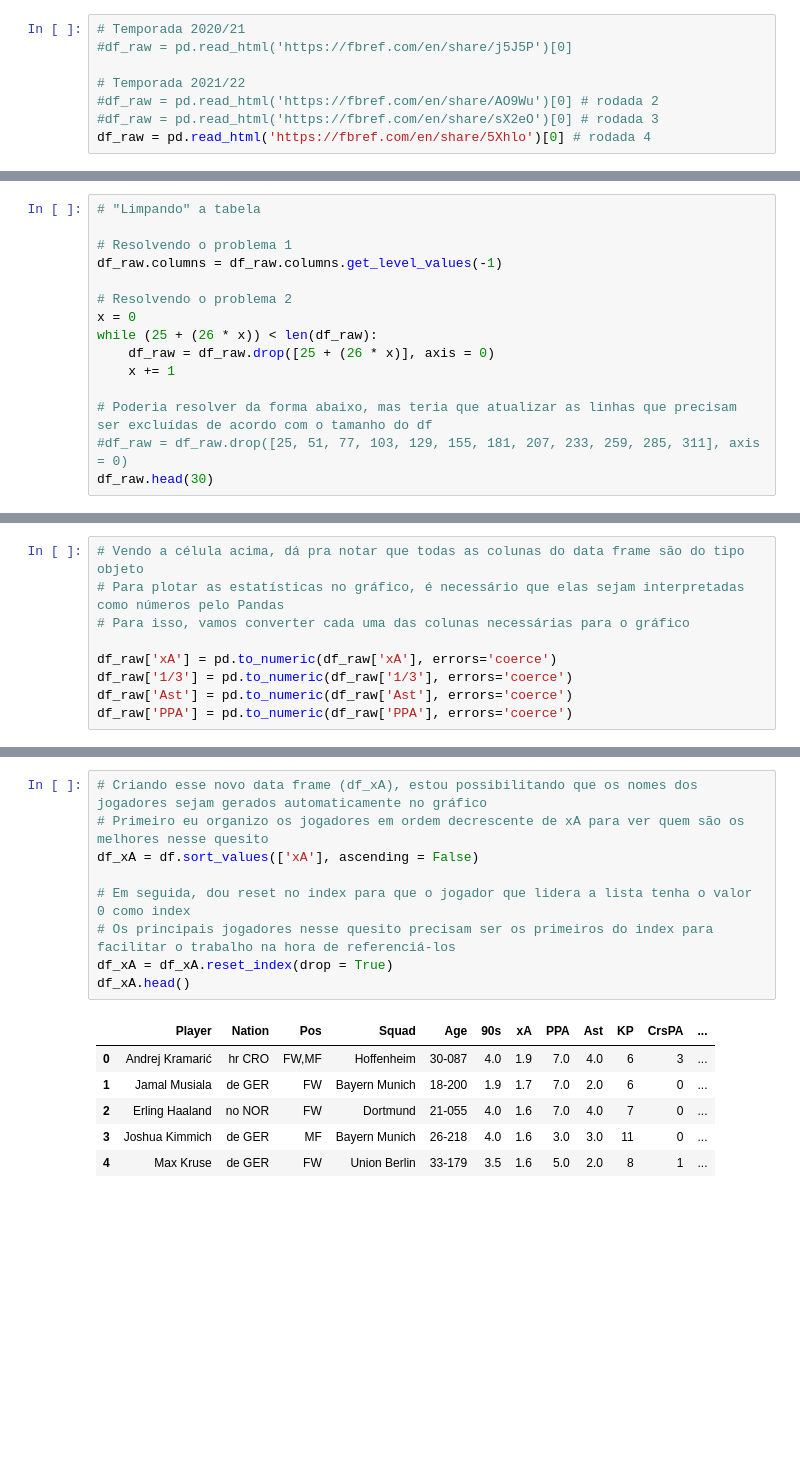
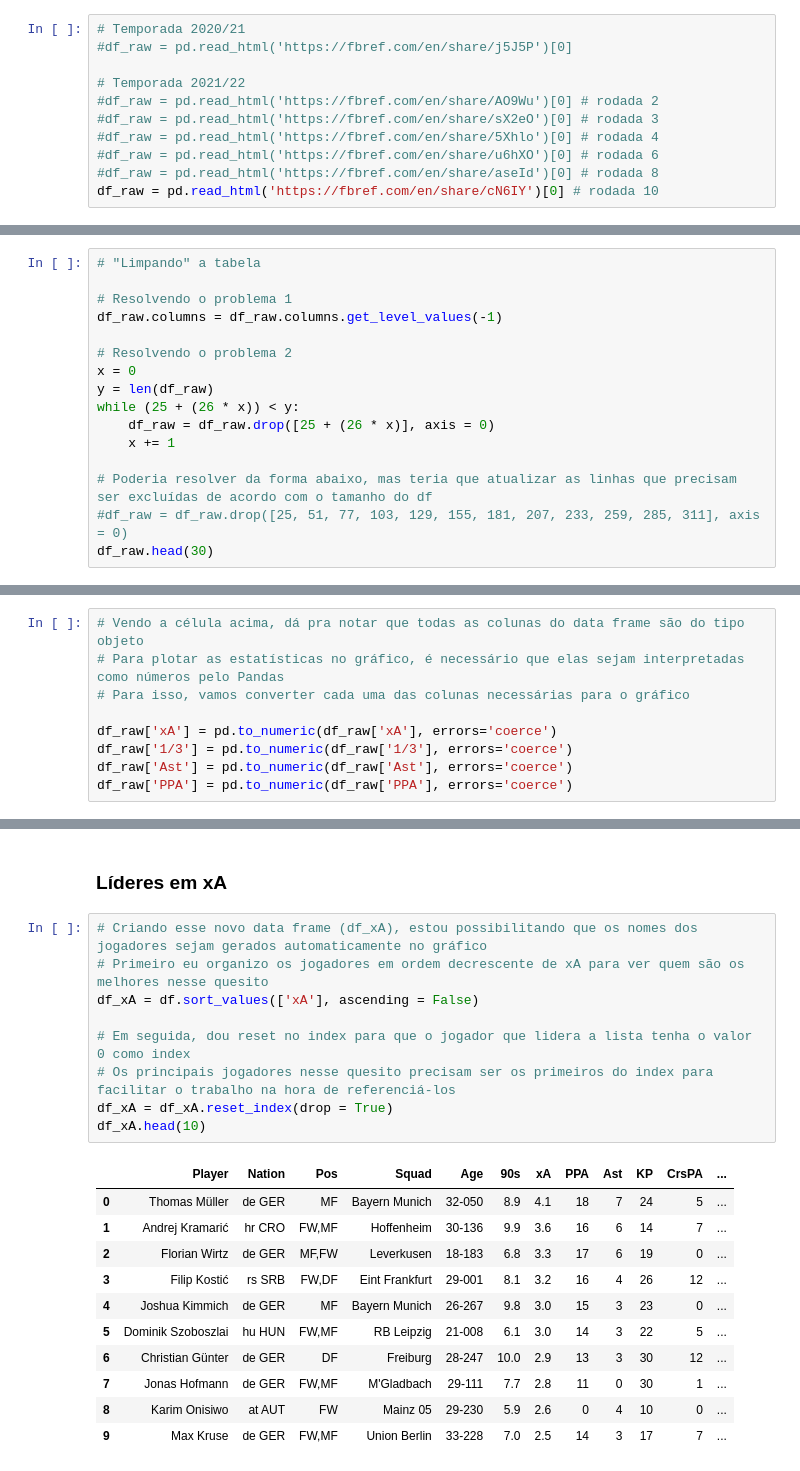
Before and after one commit to guilhermefrrr/portfolio, a Jupyter notebook: scatter plot.ipynb, the cells around one changed output, grey strips where cells are left out. Saved outputs shown, nothing was run; the diff lists cells and outputs as text; blank space fills up the shorter version.

```diff
--- a/scatter plot.ipynb
+++ b/scatter plot.ipynb
@@ -13,7 +13,10 @@ pd.options.display.max_columns = 50
 # Temporada 2021/22
 #df_raw = pd.read_html('https://fbref.com/en/share/AO9Wu')[0] # rodada 2
 #df_raw = pd.read_html('https://fbref.com/en/share/sX2eO')[0] # rodada 3
-df_raw = pd.read_html('https://fbref.com/en/share/5Xhlo')[0] # rodada 4
+#df_raw = pd.read_html('https://fbref.com/en/share/5Xhlo')[0] # rodada 4
+#df_raw = pd.read_html('https://fbref.com/en/share/u6hXO')[0] # rodada 6
+#df_raw = pd.read_html('https://fbref.com/en/share/aseId')[0] # rodada 8
+df_raw = pd.read_html('https://fbref.com/en/share/cN6IY')[0] # rodada 10
 # %%
 # As tabelas do FBref em html vem com dois problemas que precisam ser resolvidos:
 # 1) O cabeçalho multidimensional, que dificulta a análise exploratória e a criação de visualizações
@@ -35,7 +38,8 @@ df_raw.columns = df_raw.columns.get_level_values(-1)
 
 # Resolvendo o problema 2
 x = 0
-while (25 + (26 * x)) < len(df_raw):
+y = len(df_raw)
+while (25 + (26 * x)) < y:
     df_raw = df_raw.drop([25 + (26 * x)], axis = 0)
     x += 1
 
@@ -111,16 +115,23 @@ df.head()
+# %% [markdown]
+### Líderes em xA
 # %%
 # Criando esse novo data frame (df_xA), estou possibilitando que os nomes dos jogadores sejam gerados automaticamente no gráfico
 # Primeiro eu organizo os jogadores em ordem decrescente de xA para ver quem são os melhores nesse quesito
 df_xA = df.sort_values(['xA'], ascending = False)
 
 # Em seguida, dou reset no index para que o jogador que lidera a lista tenha o valor 0 como index
 # Os principais jogadores nesse quesito precisam ser os primeiros do index para facilitar o trabalho na hora de referenciá-los
 df_xA = df_xA.reset_index(drop = True)
-df_xA.head()
+df_xA.head(10)
 # %% [output]
 |  | Player | Nation | Pos | Squad | Age | 90s | xA | PPA | Ast | KP | CrsPA | ... |
-| 0 | Andrej Kramarić | hr CRO | FW,MF | Hoffenheim | 30-087 | 4.0 | 1.9 | 7.0 | 4.0 | 6 | 3 | ... |
-| 1 | Jamal Musiala | de GER | FW | Bayern Munich | 18-200 | 1.9 | 1.7 | 7.0 | 2.0 | 6 | 0 | ... |
-| 2 | Erling Haaland | no NOR | FW | Dortmund | 21-055 | 4.0 | 1.6 | 7.0 | 4.0 | 7 | 0 | ... |
-| 3 | Joshua Kimmich | de GER | MF | Bayern Munich | 26-218 | 4.0 | 1.6 | 3.0 | 3.0 | 11 | 0 | ... |
-| 4 | Max Kruse | de GER | FW | Union Berlin | 33-179 | 3.5 | 1.6 | 5.0 | 2.0 | 8 | 1 | ... |
+| 0 | Thomas Müller | de GER | MF | Bayern Munich | 32-050 | 8.9 | 4.1 | 18 | 7 | 24 | 5 | ... |
+| 1 | Andrej Kramarić | hr CRO | FW,MF | Hoffenheim | 30-136 | 9.9 | 3.6 | 16 | 6 | 14 | 7 | ... |
+| 2 | Florian Wirtz | de GER | MF,FW | Leverkusen | 18-183 | 6.8 | 3.3 | 17 | 6 | 19 | 0 | ... |
+| 3 | Filip Kostić | rs SRB | FW,DF | Eint Frankfurt | 29-001 | 8.1 | 3.2 | 16 | 4 | 26 | 12 | ... |
+| 4 | Joshua Kimmich | de GER | MF | Bayern Munich | 26-267 | 9.8 | 3.0 | 15 | 3 | 23 | 0 | ... |
+| 5 | Dominik Szoboszlai | hu HUN | FW,MF | RB Leipzig | 21-008 | 6.1 | 3.0 | 14 | 3 | 22 | 5 | ... |
+| 6 | Christian Günter | de GER | DF | Freiburg | 28-247 | 10.0 | 2.9 | 13 | 3 | 30 | 12 | ... |
+| 7 | Jonas Hofmann | de GER | FW,MF | M'Gladbach | 29-111 | 7.7 | 2.8 | 11 | 0 | 30 | 1 | ... |
+| 8 | Karim Onisiwo | at AUT | FW | Mainz 05 | 29-230 | 5.9 | 2.6 | 0 | 4 | 10 | 0 | ... |
+| 9 | Max Kruse | de GER | FW,MF | Union Berlin | 33-228 | 7.0 | 2.5 | 14 | 3 | 17 | 7 | ... |
```
Also changed, not shown: parts of 8 cells of this notebook.
